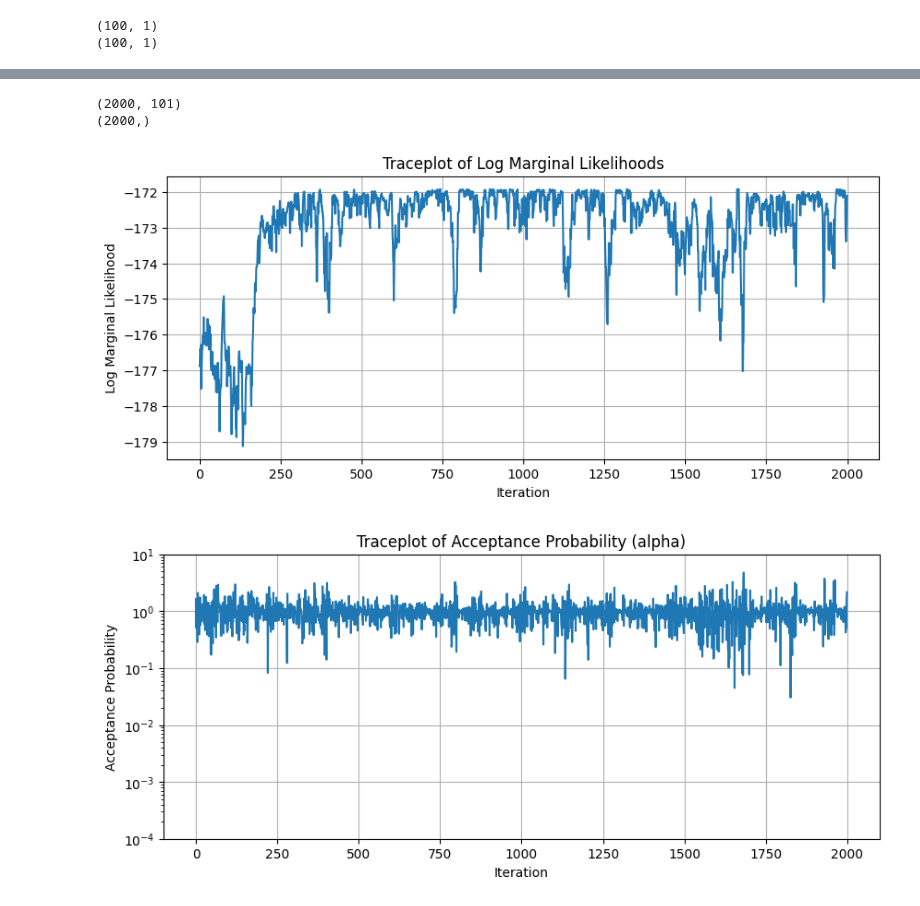
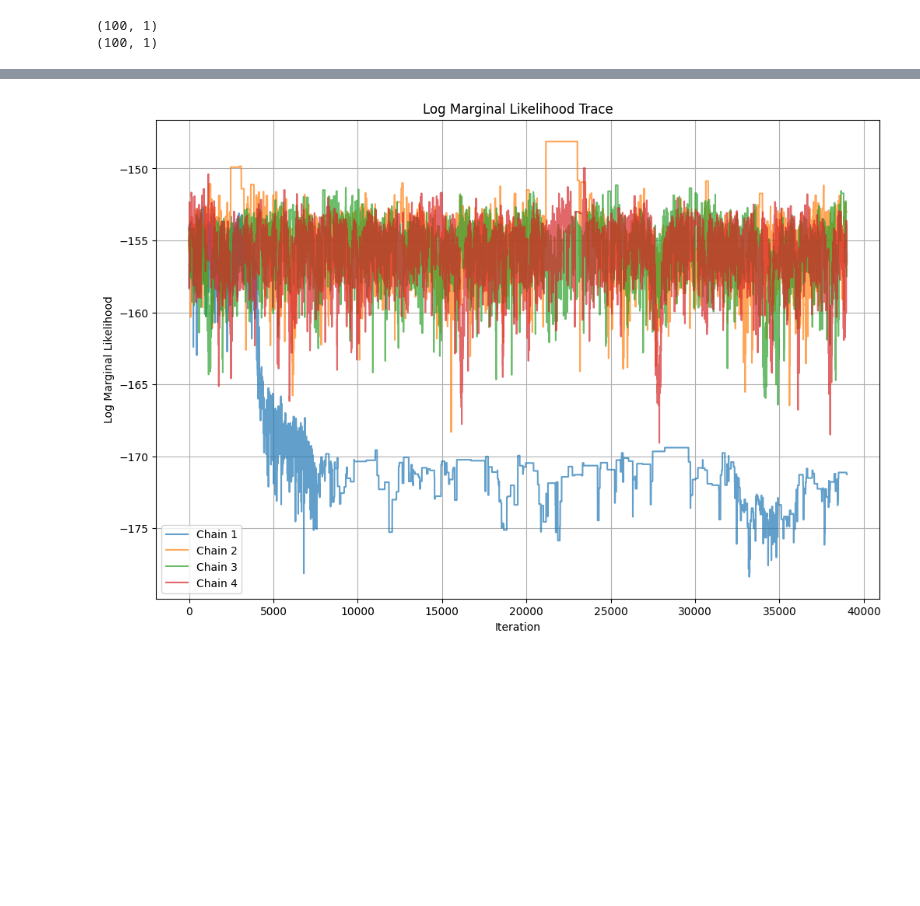
Before and after one commit to vitolev/mssv-smc, a Jupyter notebook: notebooks/06_PMMH.ipynb, the cells around one changed output, grey strips where cells are left out. Saved outputs shown, nothing was run; the diff lists cells and outputs as text; code cells hidden in the pictures; blank space fills up the shorter version.

```diff
--- a/notebooks/06_PMMH.ipynb
+++ b/notebooks/06_PMMH.ipynb
@@ -55,9 +57,9 @@ bpf = BootstrapParticleFilter(model, N, resampler=systematic_resampling)
 # %%
 kwargs_for_sampling = {
-    "step_a": 0.01,
-    "step_b": 0.01,
-    "step_sigma_x": 0.03,
-    "step_sigma_y": 0.03,
+    "step_a": 0.1,
+    "step_b": 0.1,
+    "step_sigma_x": 0.1,
+    "step_sigma_y": 0.1,
 }
 
 pmmh = ParticleMarginalMetropolisHastings(bpf, kwargs_for_sampling=kwargs_for_sampling)
@@ -103,30 +94,0 @@ Iteration 2000/2000 - Acceptance Rate: 0.843
-# %%
-print(samples.shape)    # (n_iter, T+1)
-print(logmarliks.shape)  # (n_iter,)
-# %% [output]
-(2000, 101)
-(2000,)
-# %%
-# Traceplot of log marginal likelihoods
-plt.figure(figsize=(10, 4))
-plt.plot(logmarliks)
-plt.title('Traceplot of Log Marginal Likelihoods')
-plt.xlabel('Iteration')
-plt.ylabel('Log Marginal Likelihood')
-plt.grid()
-plt.show()
-# %% [output]
-[figure, removed]
-# %%
-# Traceplot of acceptance probability alpha
-plt.figure(figsize=(10, 4))
-plt.plot(alphas)
-plt.title('Traceplot of Acceptance Probability (alpha)')
-plt.xlabel('Iteration')
-plt.ylabel('Acceptance Probability')
-plt.yscale('log')
-plt.ylim(1e-4, 10)
-plt.grid()
-plt.show()
-# %% [output]
-[figure, removed]
@@ -139,3 +97,17 @@ thetas_post_burnin = {key: np.array(vals[burnin:]) for key, vals in thetas.items
+# %%
+plt.figure(figsize=(12, 8))
+for chain in range(n_chains):
+    samples, logmarliks, thetas, alphas = results[chain]
+    plt.plot(logmarliks[burn_in:], label=f"Chain {chain+1}", alpha=0.7)
+
+plt.xlabel("Iteration")
+plt.ylabel("Log Marginal Likelihood")
+plt.title("Log Marginal Likelihood Trace")
+plt.legend()
+plt.grid()
+plt.show()
+# %% [output]
+[figure, added]
 # %%
 # Traceplot of parameters
 plt.figure(figsize=(12, 8))
```
Also changed, not shown: parts of 10 cells of this notebook, 3 other files.
